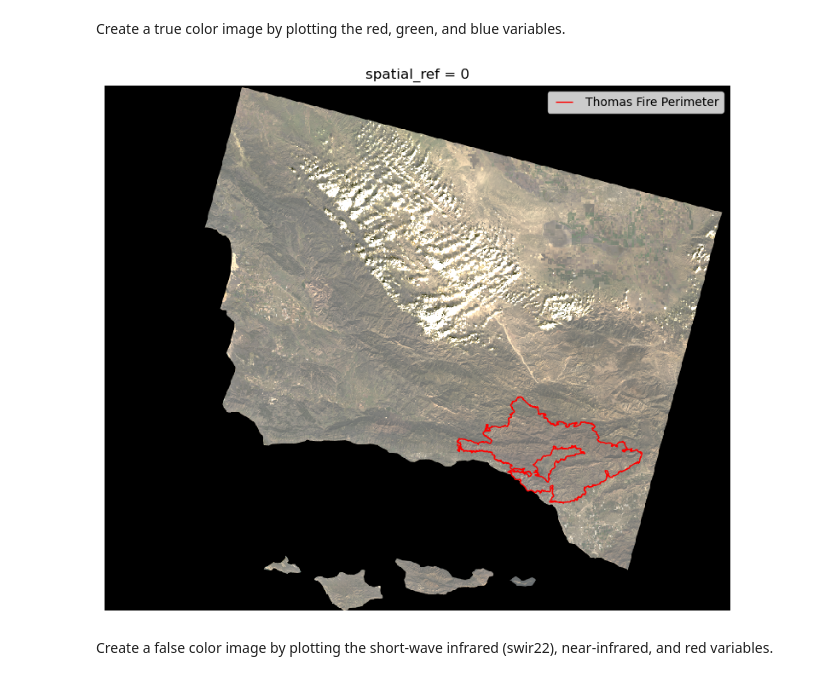
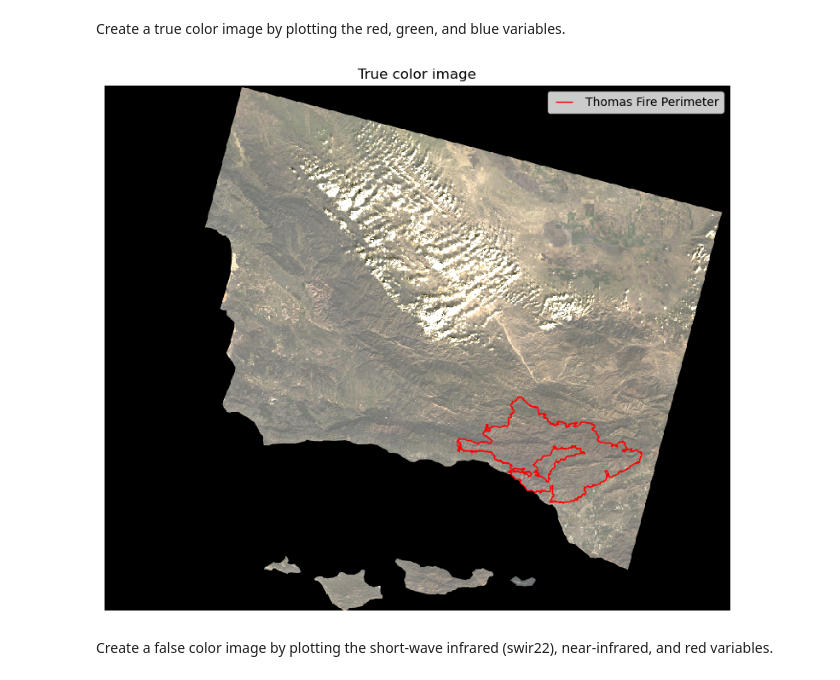
Before and after one commit to annieradams/eds220-hwk4-project-repo, a Jupyter notebook: air_quality_index.ipynb, the cells around one changed output. Cells and saved outputs as stored; diff of their text form; code cells hidden in the pictures.

```diff
--- a/air_quality_index.ipynb
+++ b/air_quality_index.ipynb
@@ -230,23 +230,24 @@ Create a true color image by plotting the red, green, and blue variables.
 # %%
 fig, ax = plt.subplots(figsize = (12,8)) # set figure size and axis
 ax.axis('off') # turn x and y axis off
 
 # -------------------------
 landsat_2d[['red', 'green', 'blue']].to_array().plot.imshow(ax = ax,robust = True)
 thomas_fire.plot(ax = ax,color = 'None', edgecolor = 'red') # plot california map with black outline
 thomas_line = mlines.Line2D([], [], color='red', marker='_', # make legend have triangle #update legend name and marker
                           markersize=15, label='Thomas Fire Perimeter', linestyle = 'None')
 
 #---------------------------
 
 # create legend
 ax.legend(handles = [thomas_line], frameon = True, loc = 'upper right') # add legend in upper right corner
 
 #---------------------------
+plt.title("True color image")
 
 plt.show()  # show plot
 # %% [output]
-[figure, old version]
+[figure, new version]
 # %% [markdown]
 Create a false color image by plotting the short-wave infrared (swir22), near-infrared, and red variables.
 # %%
```
Also changed, not shown: parts of 2 cells of this notebook.
